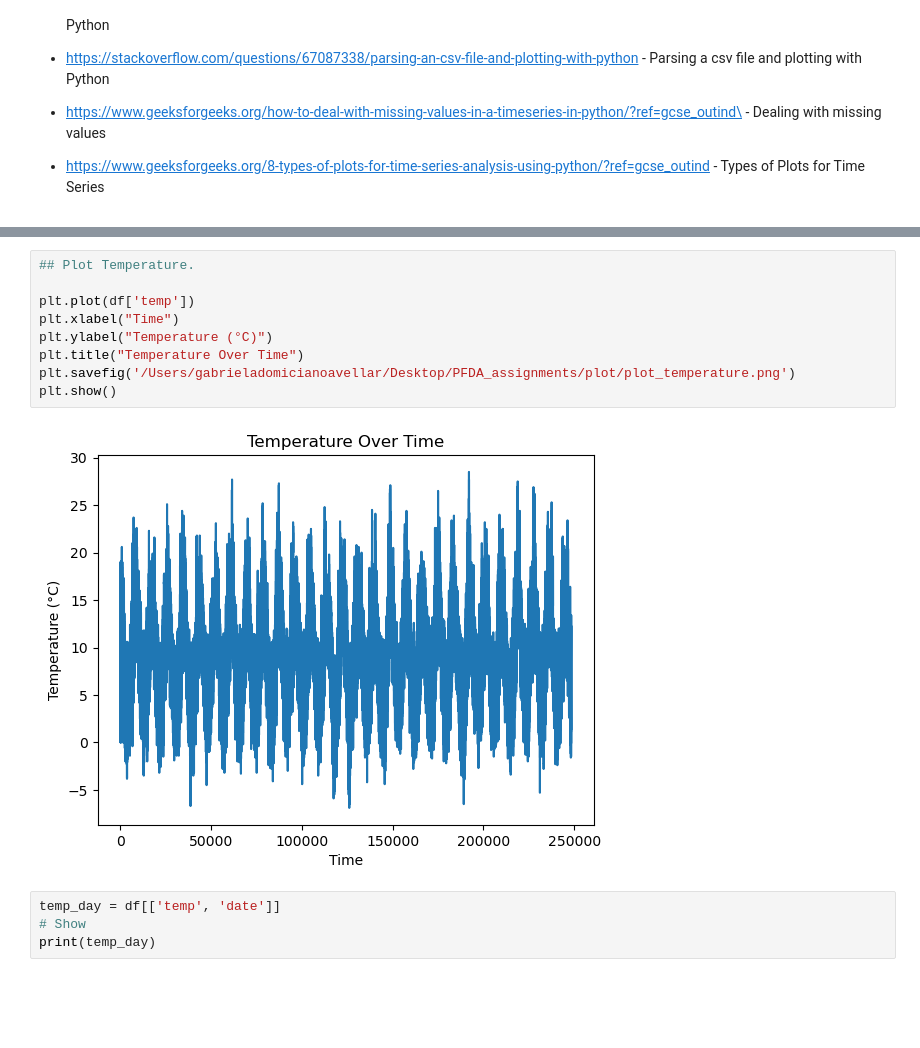
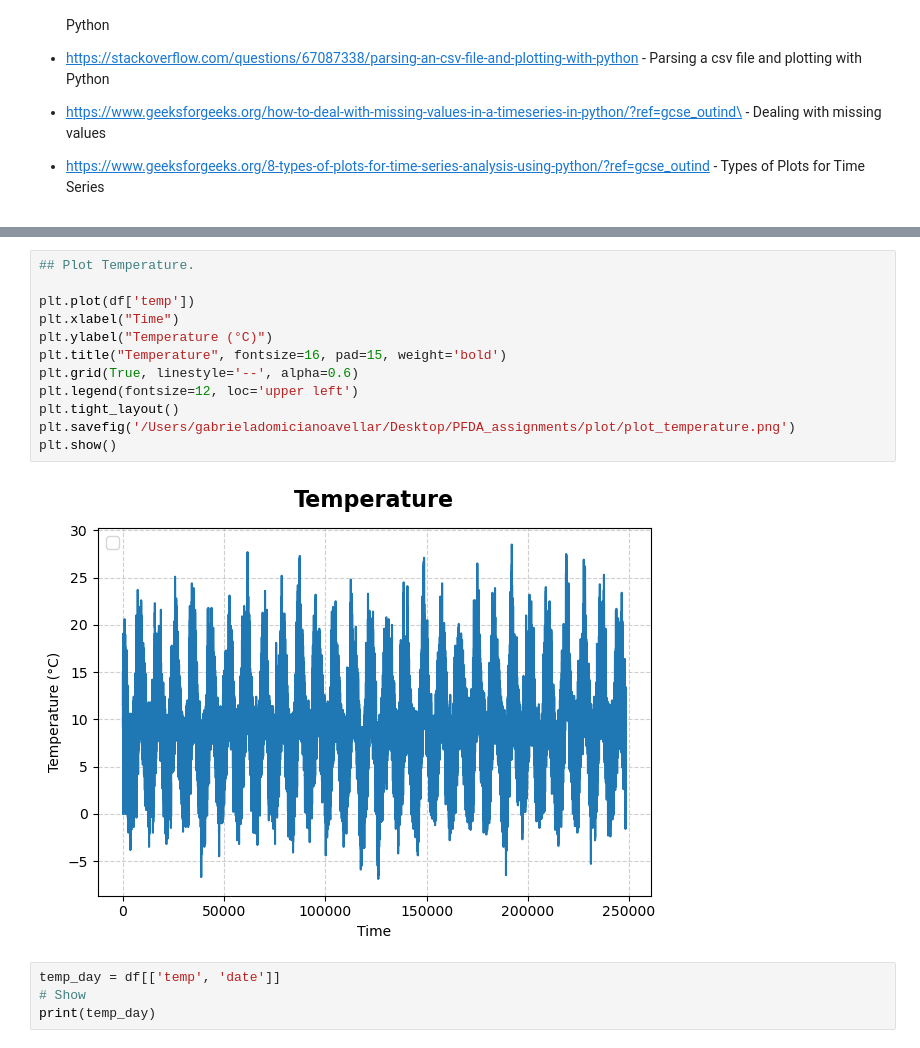
Before and after one commit to GabrielaDomiciano/PFDA_assignments, a Jupyter notebook: assignment6_Weather.ipynb, the cells around one changed output, grey strips where cells are left out. Saved outputs shown, nothing was run; the diff lists cells and outputs as text; blank space fills up the shorter version.

Commit message:
Config plots

```diff
--- a/assignment6_Weather.ipynb
+++ b/assignment6_Weather.ipynb
@@ -55,14 +55,17 @@ Data loaded successfully from the correct row!!
 # %%
 ## Plot Temperature.
 
 plt.plot(df['temp'])
 plt.xlabel("Time")
 plt.ylabel("Temperature (°C)")
-plt.title("Temperature Over Time")
+plt.title("Temperature", fontsize=16, pad=15, weight='bold')
+plt.grid(True, linestyle='--', alpha=0.6)
+plt.legend(fontsize=12, loc='upper left')
+plt.tight_layout()
 plt.savefig('/Users/gabrieladomicianoavellar/Desktop/PFDA_assignments/plot/plot_temperature.png')
 plt.show()
 # %% [output]
-[figure, old version]
+[figure, new version]
 # %%
 temp_day = df[['temp', 'date']]
 # Show
```
Also changed, not shown: parts of 5 cells of this notebook, 6 other files.
